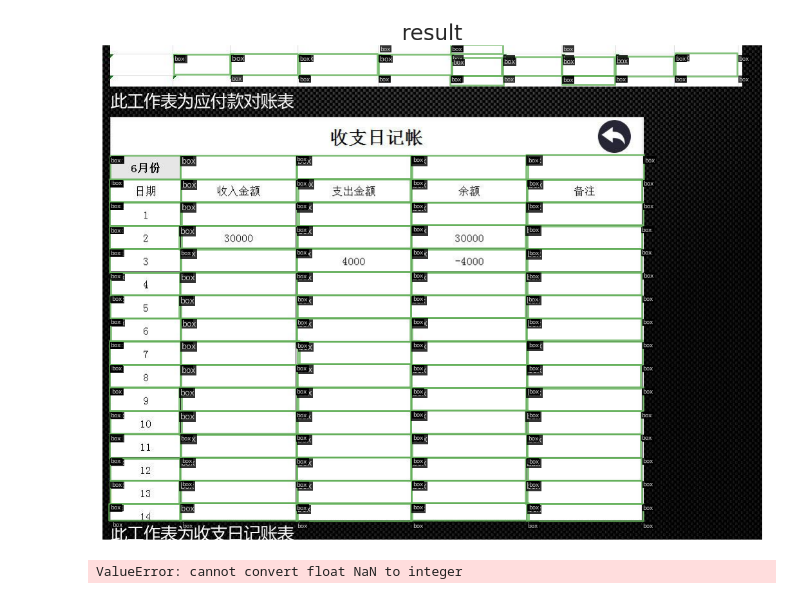
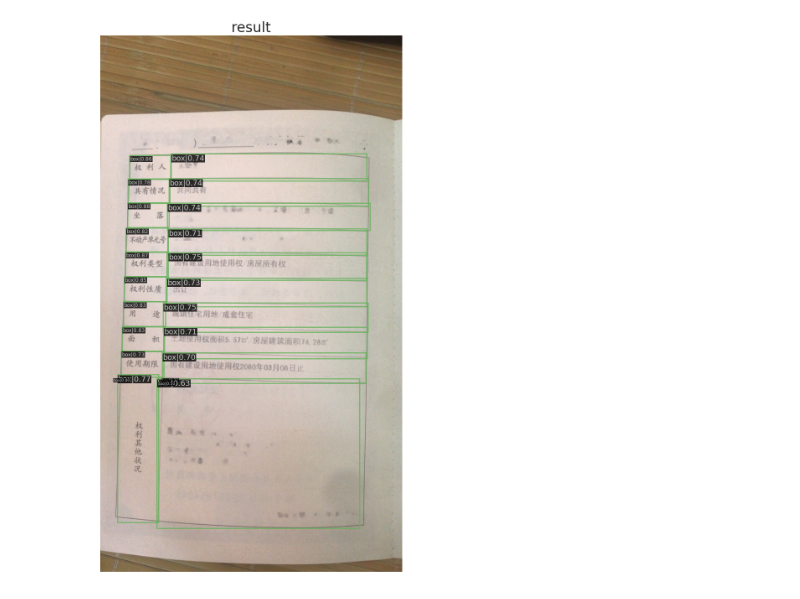
Before and after one commit to ArchieAlexArkhipov/Cycle-CenterNet-experiments, a Jupyter notebook: post-processing/eval_bad_model.ipynb, the cells around one changed output. Drawn from its saved outputs; the diff is of its cells as text; code cells hidden in the pictures.

```diff
--- a/post-processing/eval_bad_model.ipynb
+++ b/post-processing/eval_bad_model.ipynb
@@ -23,7 +23,7 @@ from tqdm.notebook import tqdm
 import pandas as pd
 from utils import print_LC
 # %%
-checkpoint_file = '/home/aiarhipov/centernet/exps/20_cycle_middle_pairing_loss_speedup/epoch_15.pth'
+checkpoint_file = '/home/aiarhipov/centernet/exps/20_cycle_middle_pairing_loss_speedup/epoch_30.pth'
 
 config_file = "/home/aiarhipov/centernet/exps/20_cycle_l1/config.py"
 cfg = Config.fromfile(config_file)
@@ -35,6 +35,6 @@ dataset = build_dataset(cfg.data.test)
 model = build_detector(cfg.model)
 model.CLASSES = dataset.CLASSES
 
-model = init_detector(config_file, checkpoint_file, device='cuda:3')
+model = init_detector(config_file, checkpoint_file, device='cuda:2')
 # %% [output]
 loading annotations into memory...
@@ -54,12 +54,15 @@ idx = 7
 anno = dataset.get_ann_info(idx=idx)
 boxes = anno["bboxes"]
 segm_path = anno["seg_map"]
-xml_path = f"/home/aiarhipov/datasets/WTW-dataset/test/xml/{segm_path[:-4]}.xml"
-img_path = f"/home/aiarhipov/datasets/WTW-dataset/test/images/{segm_path[:-4]}.jpg"
+# xml_path = f"/home/aiarhipov/datasets/WTW-dataset/test/xml/{segm_path[:-4]}.xml"
+# img_path = f"/home/aiarhipov/datasets/WTW-dataset/test/images/{segm_path[:-4]}.jpg"
+img_path = f"/home/aiarhipov/datasets/WTW-dataset/test/images/11e8c54bfc1c398f048045b61d12db94.jpg"
+xml_path = f"/home/aiarhipov/datasets/WTW-dataset/test/xml/11e8c54bfc1c398f048045b61d12db94.xml"
 print(img_path)
 gt_boxes = xml_to_np(xml_path)
 # print(f"gt_boxes[0] = {gt_boxes[:5]}")
 pred = inference_detector(model, img_path)[0]
+# pred = pred[int(len(pred)/2):]
 # print(f"pred[0] = {pred[:5]}")
 conf_indexes = py_cpu_softnms(pred[:, :4], pred[:, 4], thresh=0.475, method=2)
 # print(f"conf_indexes = {conf_indexes}")
@@ -174,4 +177,4 @@ print(conf_pred)
 # %%
-show_result_pyplot(model, img_path, [conf_pred[:, :4]], score_thr = 0)
+show_result_pyplot(model, img_path, [conf_pred[(conf_pred.astype(int)[:, 0] != conf_pred.astype(int)[:, 2])]], score_thr = 0.)
 # %% [output]
-[figure, old version]
+[figure, new version]
@@ -199,11 +180,0 @@ def LC_for_dbscan_algo(pred):
-# %%
-conf_pred = LC_for_dbscan_algo(conf_pred)
-matched_gt = np.insert(gt_boxes, 4, np.nan, axis=1)
-for idx, g in enumerate(gt_boxes):
-
-    iou = pd.Series([calc_iou_individual(p[:4], g[:4]) for p in conf_pred])
-    max_idx = iou.argmax()
-    max_idx = max_idx if iou[max_idx] > iou_threshold else np.nan
-    matched_gt[idx, 4] = max_idx
-# %% [output]
-ValueError: cannot convert float NaN to integer
```
Also changed, not shown: parts of 17 cells of this notebook, 4 other files.
